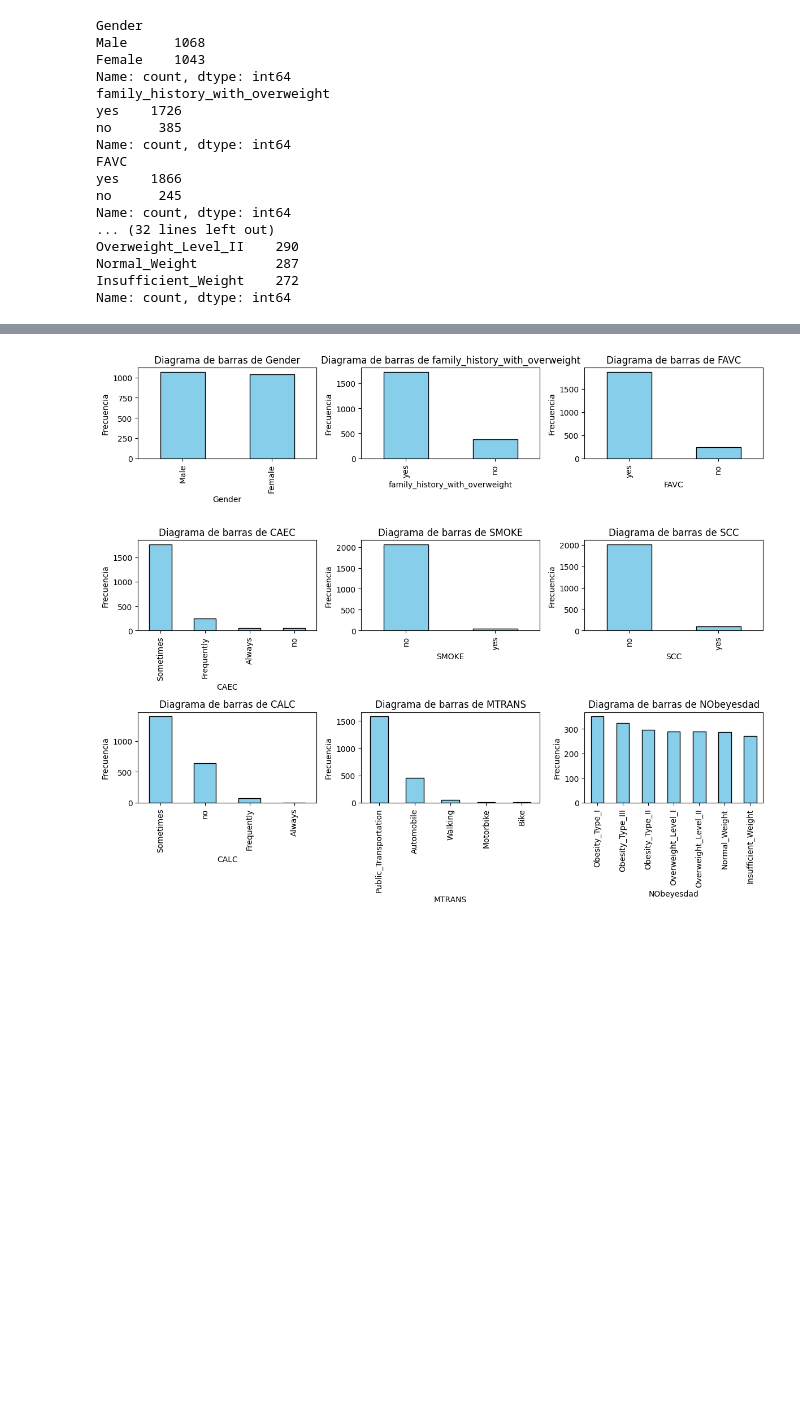
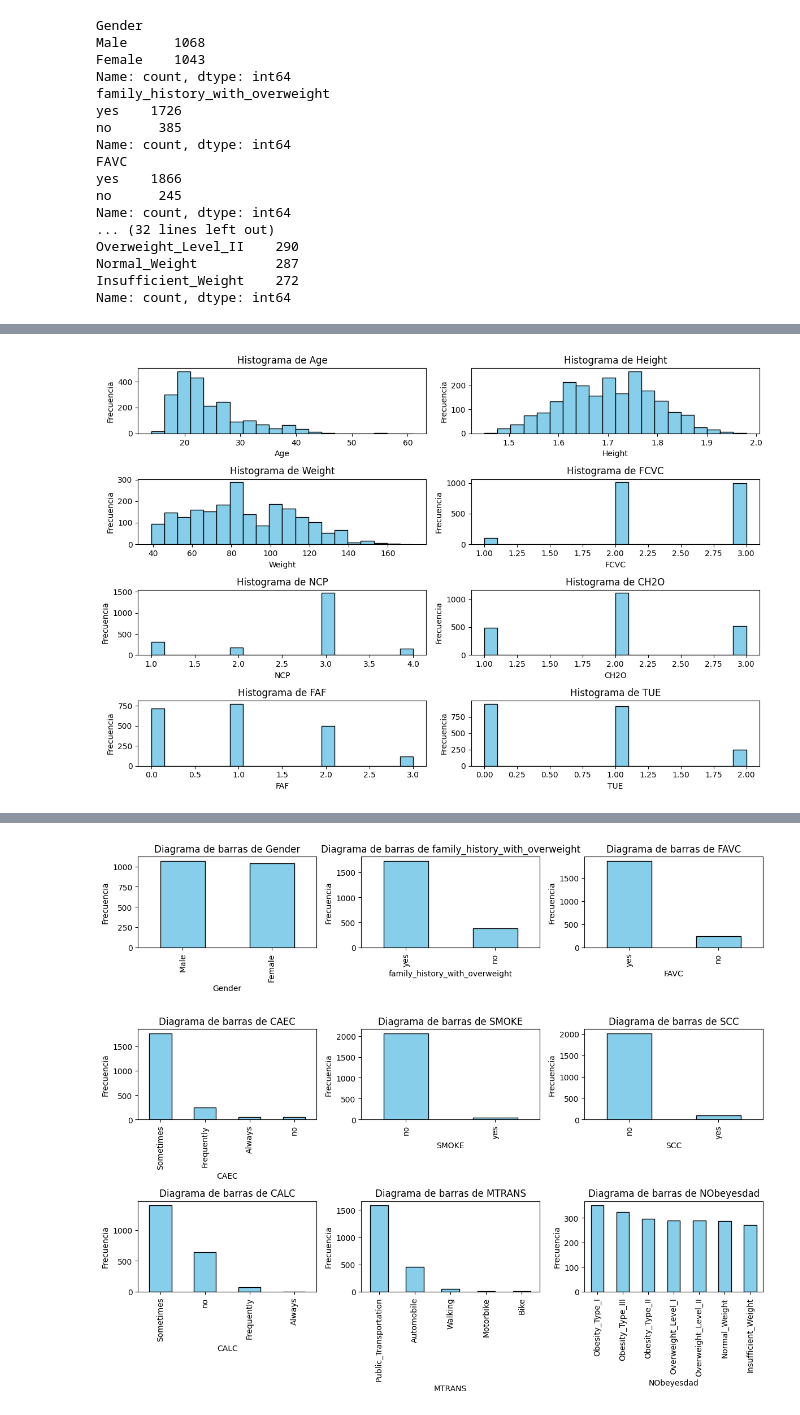
Before and after one commit to srodriguezc91/Proyecto_final_ML_V1, a Jupyter notebook: Código/1_Exploracion_datos.ipynb, the cells around one changed output, grey strips where cells are left out. Saved outputs shown, nothing was run; the diff lists cells and outputs as text; code cells hidden in the pictures; blank space fills up the shorter version.

```diff
--- a/Código/1_Exploracion_datos.ipynb
+++ b/Código/1_Exploracion_datos.ipynb
@@ -116,3 +151,40 @@ Name: count, dtype: int64
+# %%
+# Estadísticas descriptivas para las variables numéricas
+df_numerico = df.select_dtypes(include=[np.number])
+
+# Crear una lista con los nombres de las columnas numéricas
+columnas_numericas = df_numerico.columns
+
+# Definir el tamaño de la grilla
+filas = 4
+columnas = 2
+
+# Crear la figura y los ejes utilizando subplots
+fig, axs = plt.subplots(filas, columnas, figsize=(12, 8))
+
+# Aplanar la matriz de ejes para iterar sobre ella más fácilmente
+axs = axs.flatten()
+
+# Iterar sobre las columnas numéricas y crear los histogramas
+for i, columna in enumerate(columnas_numericas):
+    # Seleccionar el eje actual
+    ax = axs[i]
+
+    # Crear el histograma para la columna actual
+    ax.hist(df_numerico[columna], bins=20, color='skyblue', edgecolor='black')
+
+    # Agregar etiquetas y título
+    ax.set_title(f'Histograma de {columna}')
+    ax.set_xlabel(columna)
+    ax.set_ylabel('Frecuencia')
+
+# Ajustar el espaciado entre los subplots
+plt.tight_layout()
+
+# Mostrar la grilla de histogramas
+plt.show()
+# %% [output]
+[figure, added]
 # %%
 # Correlaciones entre las variables numéricas
 corr = df_numerico.corr()
```
Also changed, not shown: parts of 12 cells of this notebook, 1 other file.
